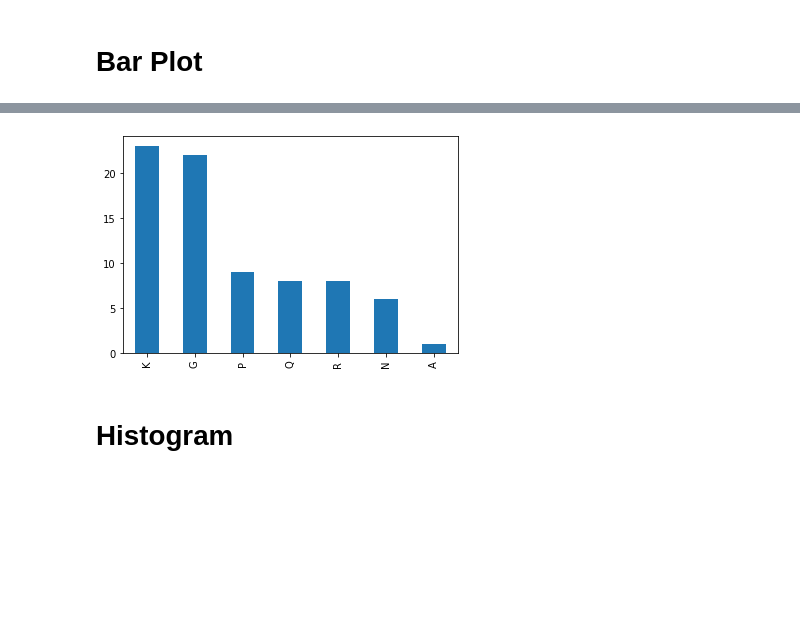
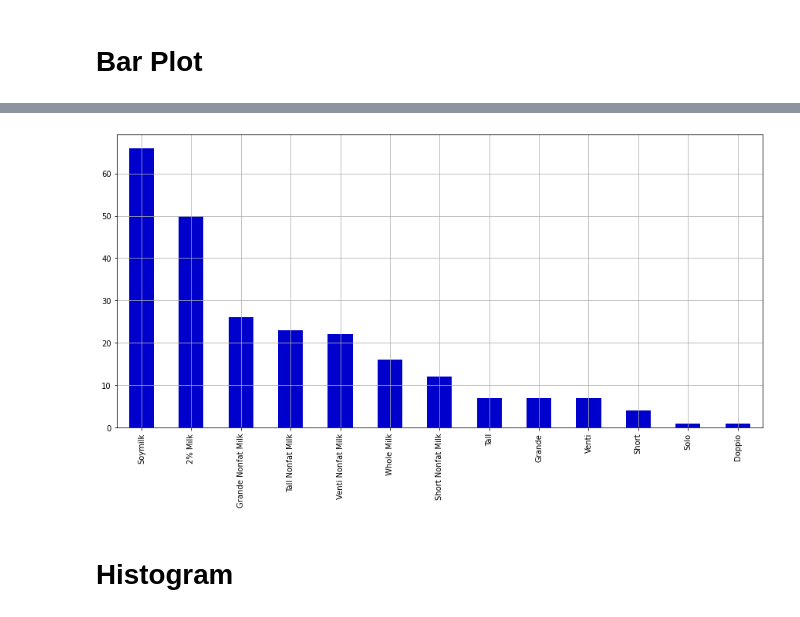
Before and after one commit to SamaSamrin/Python-Data-Visualization-Guide, a Jupyter notebook: DV_Practice.ipynb, the cells around one changed output, grey strips where cells are left out. Drawn from its saved outputs; the diff is of its cells as text; code cells hidden in the pictures; blank space fills up the shorter version.

```diff
--- a/DV_Practice.ipynb
+++ b/DV_Practice.ipynb
@@ -13,5 +15,5 @@ drive.mount('/content/drive')
 # %%
-df = pd.read_csv("/content/drive/MyDrive/Data Science/data/cereals.csv")
+drinks = pd.read_csv("/content/drive/MyDrive/Data Science/data/Starbucks Menu Nutrition/starbucks_drinkMenu_expanded.csv")
 
-display(df)
+display(drinks)
 # %% [output]
@@ -90,8 +193,10 @@ Name: mfr, dtype: int64
 # %%
-df['mfr'].value_counts().plot(kind='bar')
+plt.figure(figsize=(15,7))
+drinks['Beverage_prep'].value_counts().plot(kind='bar', color="mediumblue")
 
+plt.grid()
 plt.show()
 # %% [output]
-[figure, old version]
+[figure, new version]
 # %% [markdown]
 # Histogram
```
Also changed, not shown: parts of 21 cells of this notebook.
